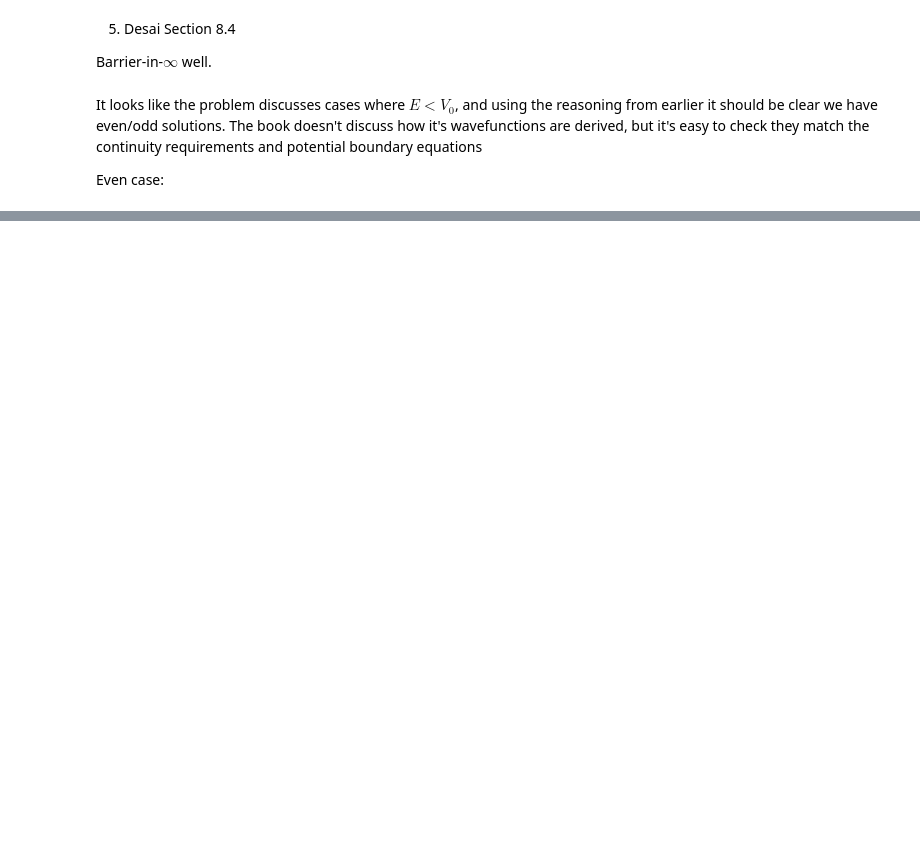
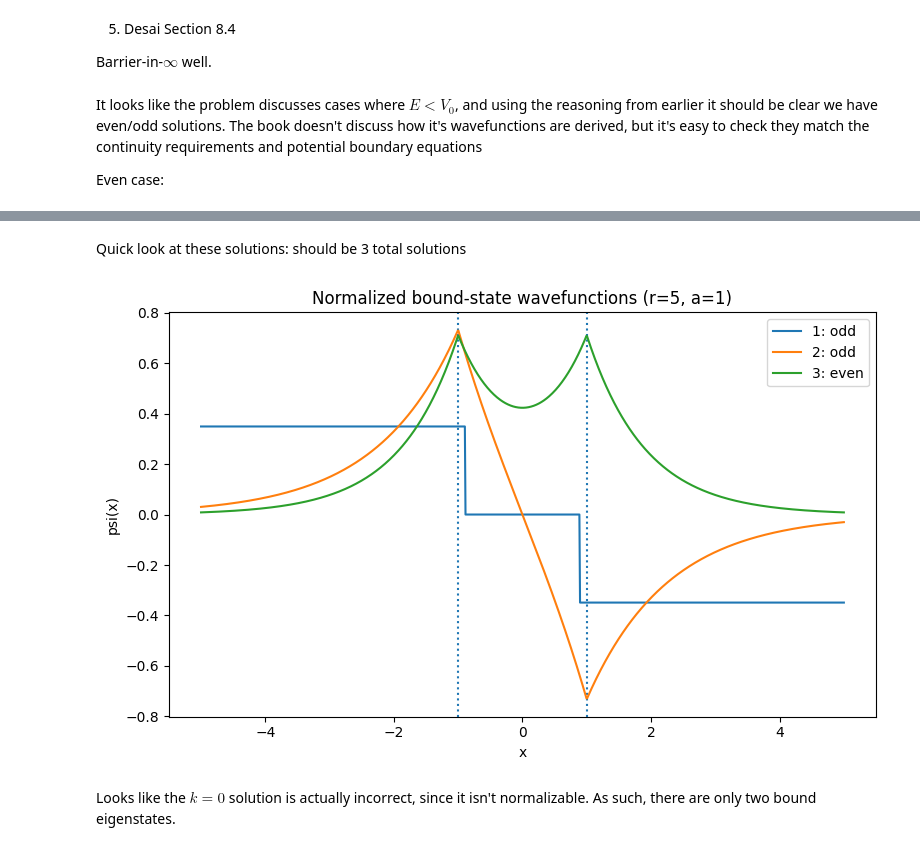
Before and after one commit to andrew-koren/IIT-Physics-Grad, a Jupyter notebook: 25_FS/Phys509/hw2.ipynb, the cells around one changed output, grey strips where cells are left out. Drawn from its saved outputs; the diff is of its cells as text; code cells hidden in the pictures; blank space fills up the shorter version.

```diff
--- a/25_FS/Phys509/hw2.ipynb
+++ b/25_FS/Phys509/hw2.ipynb
@@ -582,0 +631,69 @@ $$ -->
+# %% [markdown]
+Quick look at these solutions: should be 3 total solutions
+# %%
+alpha = 1
+a = 1
+
+
+def f_even(k, a, alpha):
+    return np.exp(-2*k*a)-k/alpha + 1
+
+def f_odd(k, a, alpha):
+    return np.exp(-2*k*a)+k/alpha - 1
+
+even_k = find_roots_scipy(f_even, (0,10), a, alpha)
+odd_k  = find_roots_scipy(f_odd, (0,10), a, alpha)
+
+labeled_roots = [(k, 1) for k in even_k] + [(k, 0) for k in odd_k]
+labeled_roots = sorted(labeled_roots, key=lambda x: x[0])
+
+
+def psi_even(x, a, k):
+    psi = np.zeros_like(x)
+    psi[x < -a] = np.exp( k*x[x<-a])
+    psi[x >  a] = np.exp(-k*x[x> a])
+    C = np.exp(-k*a)/(np.exp(-k*a)+np.exp(k*a))
+    inside = np.abs(x) < a
+    psi[inside] = C * (np.exp(k*x[inside])+np.exp(-k*x[inside]))
+
+    norm = np.sqrt(simps(np.abs(psi)**2, x))
+    return psi / norm
+
+def psi_odd(x, a, k):
+    psi = np.zeros_like(x)
+    psi[x < -a] =  np.exp( k*x[x<-a])
+    psi[x >  a] = -np.exp(-k*x[x> a])
+    C = np.exp(-k*a)/(np.exp(-k*a)-np.exp(k*a))
+    inside = np.abs(x) < a
+    psi[inside] = C * (np.exp(k*x[inside])-np.exp(-k*x[inside]))
+
+    norm = np.sqrt(simps(np.abs(psi)**2, x))
+    return psi / norm
+
+# Plot
+x = np.linspace(-5*a, 5*a, 1000)
+plt.figure(figsize=(8,5))
+plt.axvline(-a, linestyle=':')
+plt.axvline(a, linestyle=':')
+
+
+
+for i, (k, parity) in enumerate(labeled_roots):
+    if parity:
+        psi = psi_even(x, a, k)
+    else:
+        psi = psi_odd(x, a, k)
+    plt.plot(x, psi, label=f"{i+1}: {'even' if parity else 'odd'}")
+
+
+
+plt.title(f"Normalized bound-state wavefunctions (r={r}, a={a})")
+plt.xlabel("x")
+plt.ylabel("psi(x)")
+plt.legend()
+plt.tight_layout()
+plt.show()
+# %% [output]
+[figure, added]
+# %% [markdown]
+Looks like the $k=0$ solution is actually incorrect, since it isn't normalizable. As such, there are only two bound eigenstates.
```
Also changed, not shown: parts of 13 cells of this notebook.
